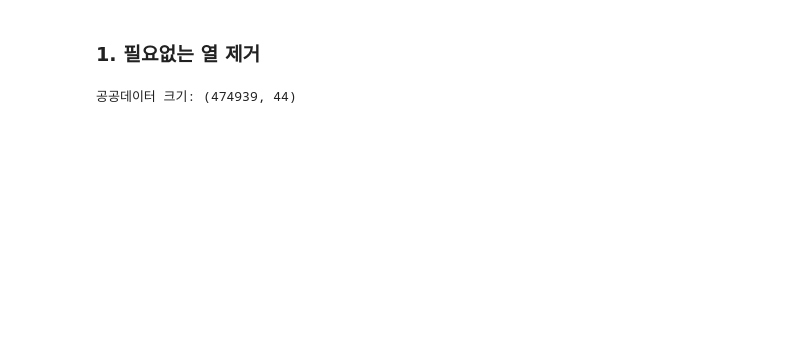
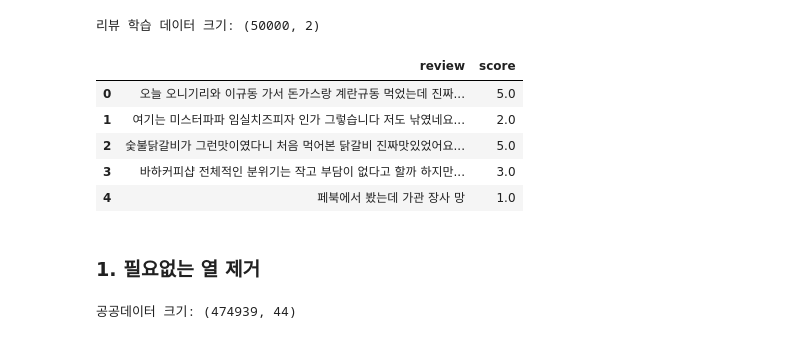
Before and after one commit to dbwlgns15/FOOD_FINDER, a Jupyter notebook: 1_서울시공공데이터전처리.ipynb, the cells around one changed output. Drawn from its saved outputs; the diff is of its cells as text; code cells hidden in the pictures; blank space fills up the shorter version.

```diff
--- a/1_서울시공공데이터전처리.ipynb
+++ b/1_서울시공공데이터전처리.ipynb
@@ -8,6 +8,18 @@ import re
 import warnings
 from collections import Counter
 warnings.filterwarnings('ignore')
+# %%
+df = pd.read_csv('./review_train.csv')
+print('리뷰 학습 데이터 크기:',df.shape)
+df.head()
+# %% [output]
+리뷰 학습 데이터 크기: (50000, 2)
+|  | review | score |
+| 0 | 오늘 오니기리와 이규동 가서 돈가스랑 계란규동 먹었는데 진짜... | 5.0 |
+| 1 | 여기는 미스터파파 임실치즈피자 인가 그렇습니다 저도 낚였네요... | 2.0 |
+| 2 | 숯불닭갈비가 그런맛이였다니 처음 먹어본 닭갈비 진짜맛있었어요... | 5.0 |
+| 3 | 바하커피샵 전체적인 분위기는 작고 부담이 없다고 할까 하지만... | 3.0 |
+| 4 | 페북에서 봤는데 가관 장사 망 | 1.0 |
 # %% [markdown]
 ### 1. 필요없는 열 제거
 # %%
```
Also changed, not shown: 2 other files.
